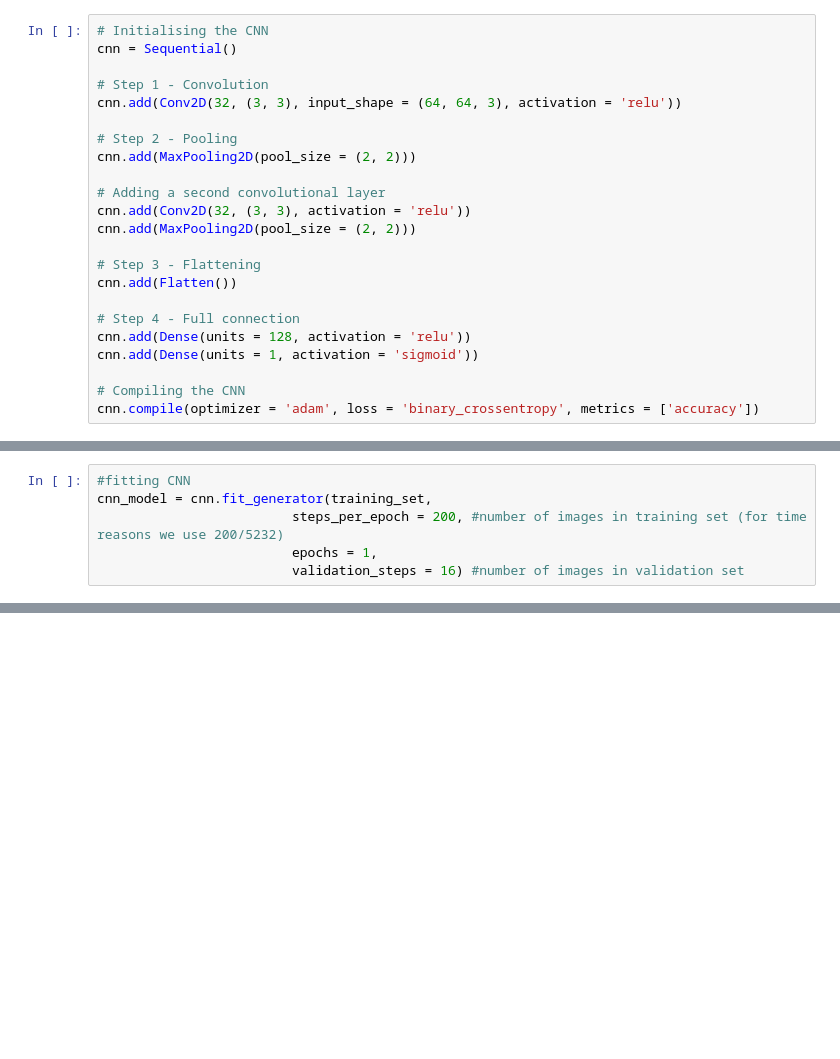
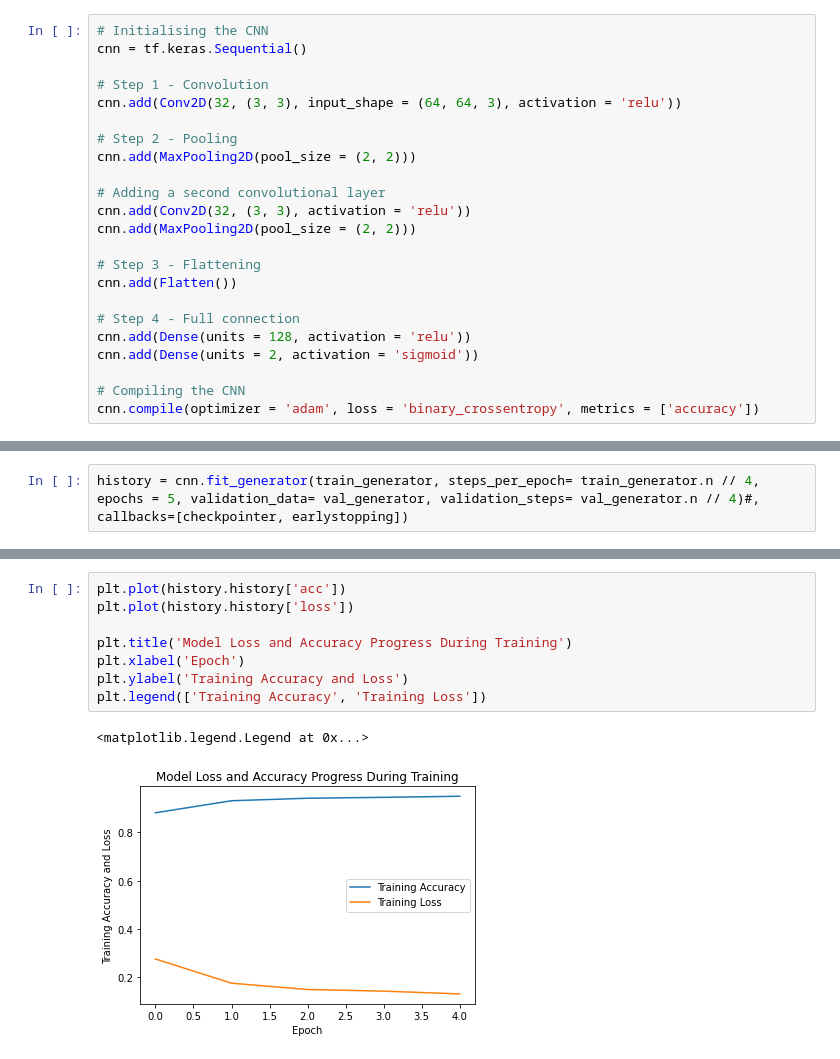
Before and after one commit to Darzan21/Kaggle-X-Ray-Pneumonia, a Jupyter notebook: Kaggle Chest X-Ray Images (Pneumonia).ipynb, the cells around one changed output, grey strips where cells are left out. Saved outputs shown, nothing was run; the diff lists cells and outputs as text; blank space fills up the shorter version.

```diff
--- a/Kaggle Chest X-Ray Images (Pneumonia).ipynb
+++ b/Kaggle Chest X-Ray Images (Pneumonia).ipynb
@@ -37,6 +99,6 @@ Text(0.5, 1.0, 'Pneumonia')
 # %%
 # Initialising the CNN
-cnn = Sequential()
+cnn = tf.keras.Sequential()
 
 # Step 1 - Convolution
 cnn.add(Conv2D(32, (3, 3), input_shape = (64, 64, 3), activation = 'relu'))
@@ -53,7 +115,7 @@ cnn.add(Flatten())
 
 # Step 4 - Full connection
 cnn.add(Dense(units = 128, activation = 'relu'))
-cnn.add(Dense(units = 1, activation = 'sigmoid'))
+cnn.add(Dense(units = 2, activation = 'sigmoid'))
 
 # Compiling the CNN
 cnn.compile(optimizer = 'adam', loss = 'binary_crossentropy', metrics = ['accuracy'])
@@ -90,6 +121,0 @@ Found 624 images belonging to 2 classes.
-# %%
-#fitting CNN
-cnn_model = cnn.fit_generator(training_set,
-                         steps_per_epoch = 200, #number of images in training set (for time reasons we use 200/5232)
-                         epochs = 1,
-                         validation_steps = 16) #number of images in validation set
@@ -118,0 +122,2 @@ _________________________________________________________________
+# %%
+history = cnn.fit_generator(train_generator, steps_per_epoch= train_generator.n // 4, epochs = 5, validation_data= val_generator, validation_steps= val_generator.n // 4)#, callbacks=[checkpointer, earlystopping])
@@ -118,0 +135,11 @@ _________________________________________________________________
+# %%
+plt.plot(history.history['acc'])
+plt.plot(history.history['loss'])
+
+plt.title('Model Loss and Accuracy Progress During Training')
+plt.xlabel('Epoch')
+plt.ylabel('Training Accuracy and Loss')
+plt.legend(['Training Accuracy', 'Training Loss'])
+# %% [output]
+<matplotlib.legend.Legend at 0x...>
+[figure, added]
```
Also changed, not shown: parts of 33 cells of this notebook.
